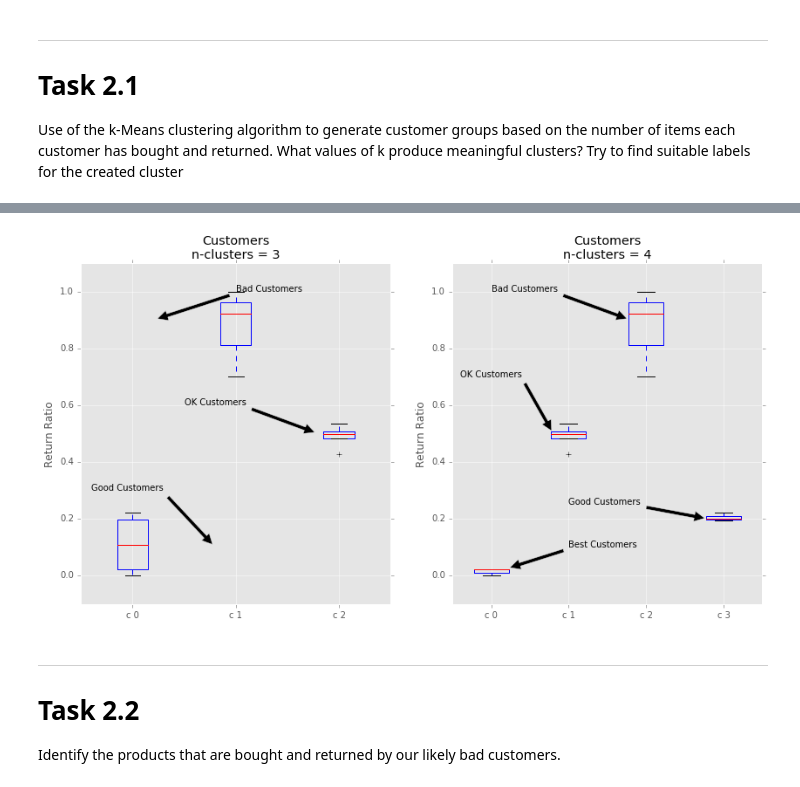
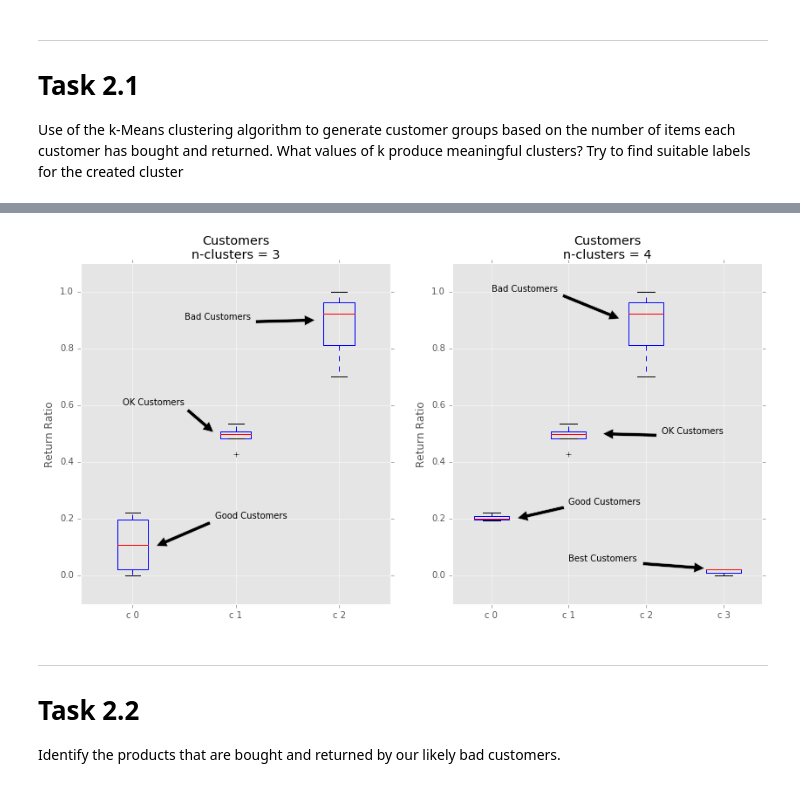
Before and after one commit to jgoerner/DataMining, a Jupyter notebook: notebooks/0.1-jg-readingguide-2.ipynb, the cells around one changed output, grey strips where cells are left out. Drawn from its saved outputs; the diff is of its cells as text; code cells hidden in the pictures.

```diff
--- a/notebooks/0.1-jg-readingguide-2.ipynb
+++ b/notebooks/0.1-jg-readingguide-2.ipynb
@@ -121,42 +124,45 @@ axes[1].set_title("Customers\nn-clusters = 4")
 # left plot
 ## boxplot
 data_k3 = [
     dt_customer_labeled.ix[dt_customer_labeled["km3Label"] == 0, "ReturnRatio"],
     dt_customer_labeled.ix[dt_customer_labeled["km3Label"] == 1, "ReturnRatio"],
     dt_customer_labeled.ix[dt_customer_labeled["km3Label"] == 2, "ReturnRatio"]
 ]
 axes[0].boxplot(data_k3)
 axes[0].set_ylim(-.1, 1.1)
 axes[0].set_xticklabels(["c 0", "c 1", "c 2"])
 axes[0].set_ylabel("Return Ratio")
 ## annotations
-axes[0].annotate("Bad Customers", xy=(1.2,0.9), xytext=(2,1),arrowprops=dict(facecolor='black', shrink=0.05))
-axes[0].annotate("OK Customers", xy=(2.8,0.5), xytext=(1.5,0.6),arrowprops=dict(facecolor='black', shrink=0.05))
-axes[0].annotate("Good Customers", xy=(1.8,0.1), xytext=(0.6, 0.3),arrowprops=dict(facecolor='black', shrink=0.05))
+axes[0].annotate("Bad Customers", xy=(2.8,0.9), xytext=(1.5,0.9),arrowprops=dict(facecolor='black', shrink=0.05))
+axes[0].annotate("OK Customers", xy=(1.8,0.5), xytext=(0.9,0.6),arrowprops=dict(facecolor='black', shrink=0.05))
+axes[0].annotate("Good Customers", xy=(1.2,0.1), xytext=(1.8, 0.2),arrowprops=dict(facecolor='black', shrink=0.05))
 
 
 
 # right plot
 ## boxplots
 data_k4 = [
     dt_customer_labeled.ix[dt_customer_labeled["km4Label"] == 0, "ReturnRatio"],
     dt_customer_labeled.ix[dt_customer_labeled["km4Label"] == 1, "ReturnRatio"],
     dt_customer_labeled.ix[dt_customer_labeled["km4Label"] == 2, "ReturnRatio"],
     dt_customer_labeled.ix[dt_customer_labeled["km4Label"] == 3, "ReturnRatio"]
 ]
 axes[1].boxplot(data_k4)
 axes[1].set_ylim(-.1, 1.1)
 axes[1].set_xticklabels(["c 0", "c 1", "c 2", "c 3"])
 axes[1].set_ylabel("Return Ratio")
-## annotations
-axes[1].annotate("Bad Customers", xy=(2.8, 0.9), xytext=(1,1),arrowprops=dict(facecolor='black', shrink=0.05))
-axes[1].annotate("OK Customers", xy=(1.8, 0.5), xytext=(0.6, 0.7),arrowprops=dict(facecolor='black', shrink=0.05))
-axes[1].annotate("Good Customers", xy=(3.8, 0.2), xytext=(2,0.25),arrowprops=dict(facecolor='black', shrink=0.05))
-axes[1].annotate("Best Customers", xy=(1.2, 0.025), xytext=(2,0.1),arrowprops=dict(facecolor='black', shrink=0.05))
+## annotation
+axes[1].annotate("Bad Customers", xy=(2.7,0.9), xytext=(1, 1),arrowprops=dict(facecolor='black', shrink=0.05))
+axes[1].annotate("OK Customers", xy=(2.4, 0.5), xytext=(3.2, 0.5),arrowprops=dict(facecolor='black', shrink=0.05))
+axes[1].annotate("Good Customers", xy=(1.3, 0.2), xytext=(2,0.25),arrowprops=dict(facecolor='black', shrink=0.05))
+axes[1].annotate("Best Customers", xy=(3.8, 0.025), xytext=(2,0.05),arrowprops=dict(facecolor='black', shrink=0.05))
 
+
+# save image
+plt.savefig("../figures/clustering/customer-different-cluster-sizes-boxplot.png")
 plt.show()
 # %% [output]
-[figure, old version]
+[figure, new version]
 # %% [markdown]
 ---
 # Task 2.2
```
Also changed, not shown: parts of 6 cells of this notebook, 7 other files.
